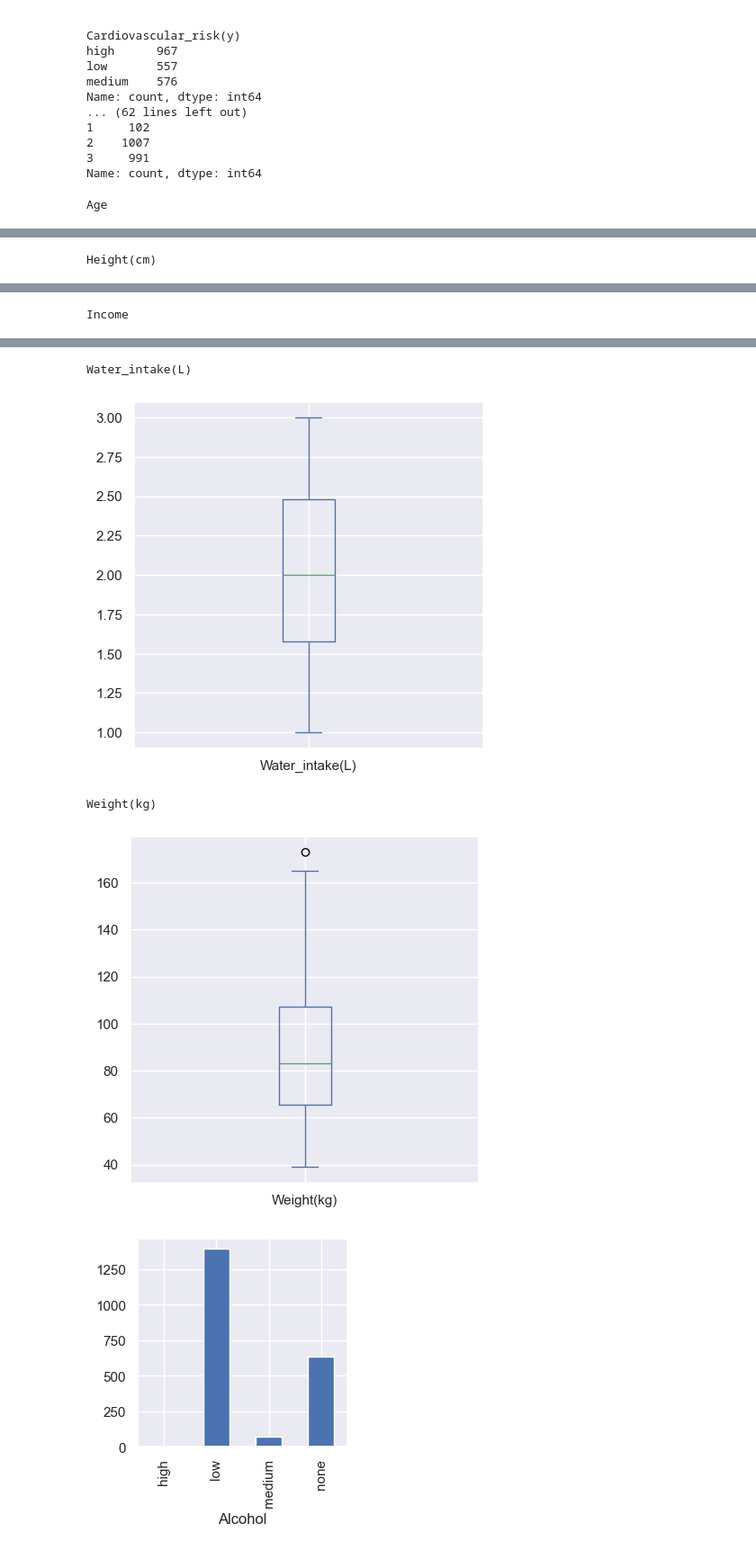
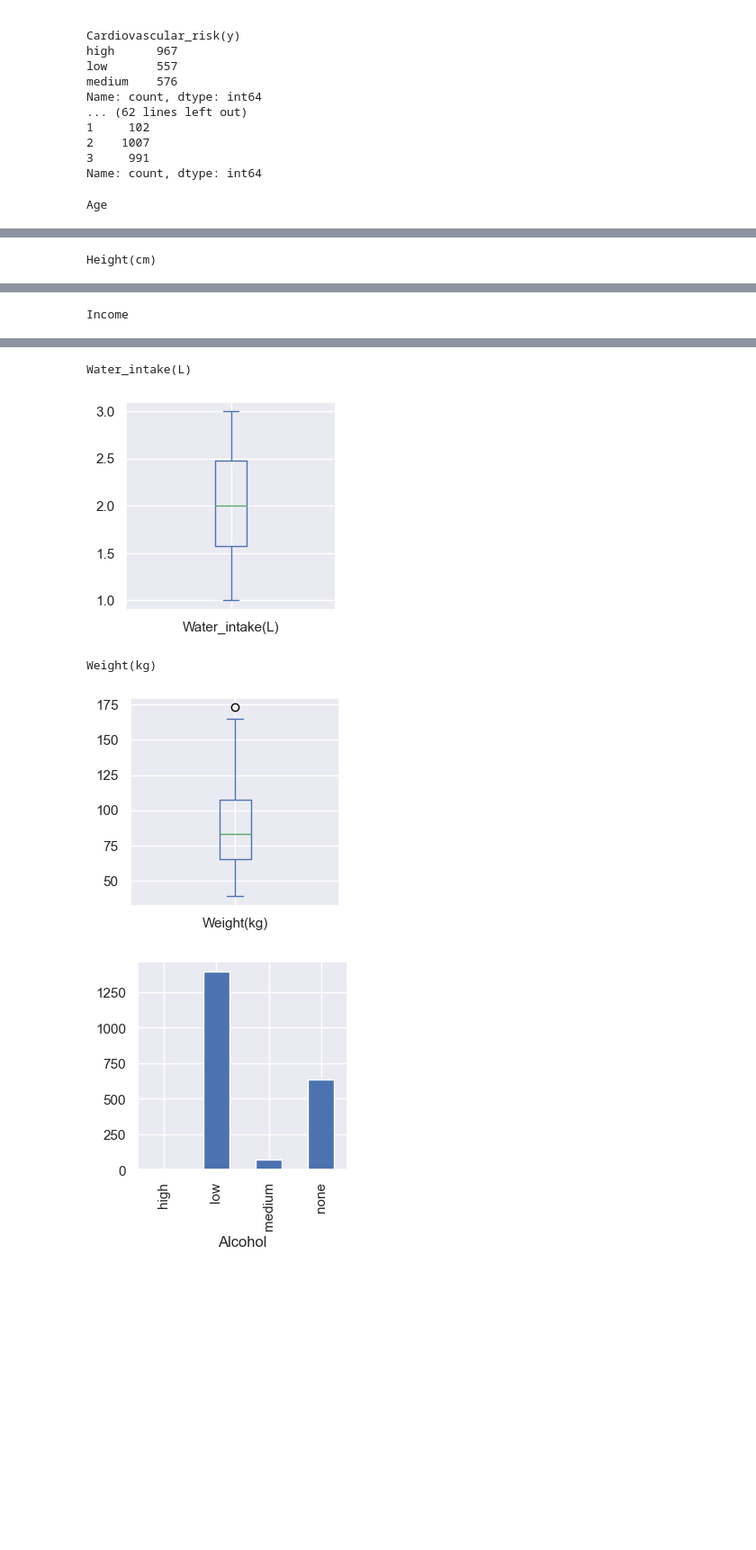
Before and after one commit to Chin-Wai-Yee/AIT_assignment, a Jupyter notebook: G37.ipynb, the cells around one changed output, grey strips where cells are left out. Shown at 90% size. Saved outputs shown, nothing was run; the diff lists cells and outputs as text; code cells hidden in the pictures; blank space fills up the shorter version.

```diff
--- a/G37.ipynb
+++ b/G37.ipynb
@@ -188,7 +188,7 @@ Name: count, dtype: int64
 # %%
 for col in cardiovascular_num.columns.difference(cardiovascular_numeric_cat.columns):
     print(col)
-    cardiovascular[col].plot.box(figsize = (5, 5))
+    cardiovascular[col].plot.box(figsize = (3, 3))
     plt.show()
 # %% [output]
 Age
@@ -200,7 +200,7 @@ Income
 Water_intake(L)
-[figure, old version]
+[figure, new version]
 Weight(kg)
-[figure, old version]
+[figure, new version]
 # %%
 for col in cardiovascular_cat_visualise:
     cardiovascular[col].value_counts().sort_index().plot(kind="bar")
```
Also changed, not shown: parts of 22 cells of this notebook.
